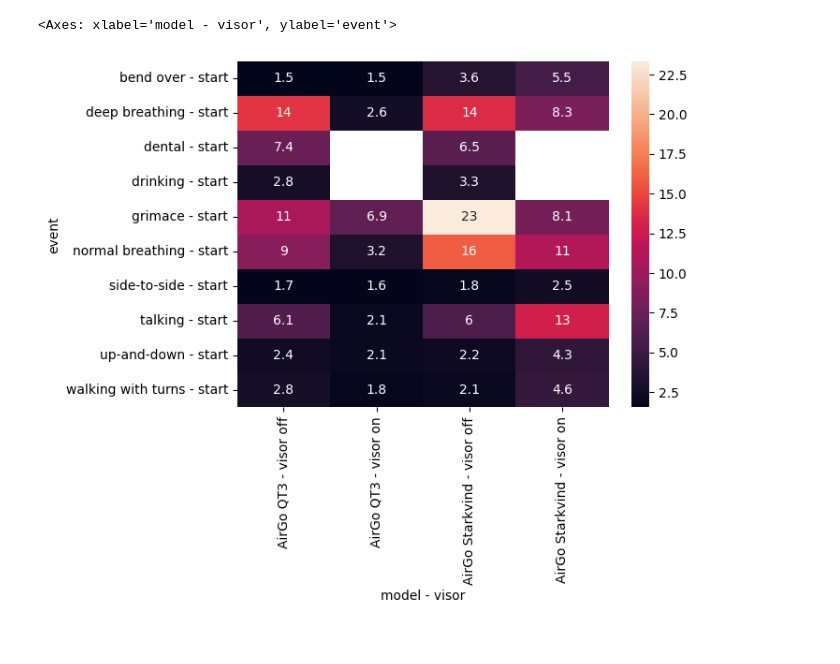
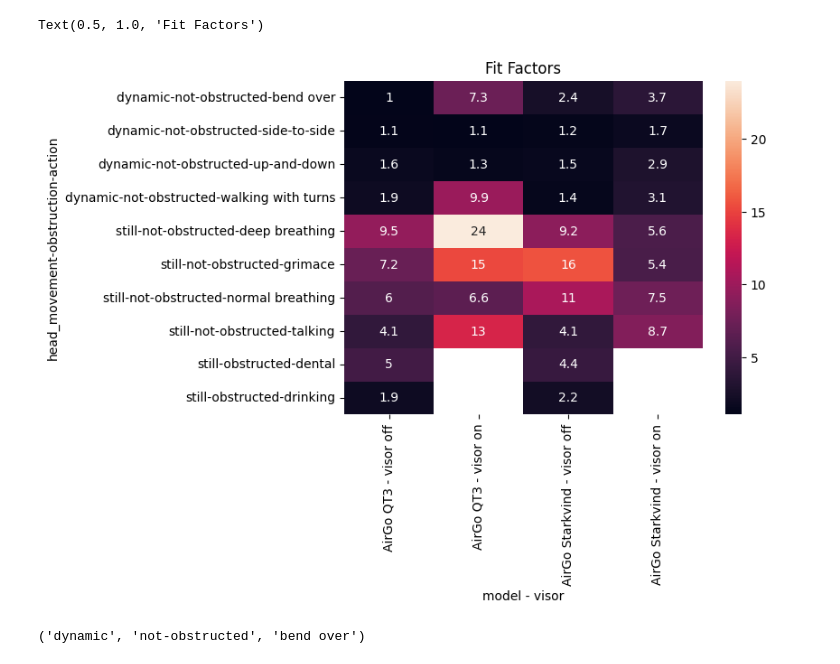
Before and after one commit to Edderic/iaq, a Jupyter notebook: notebooks/airgo-2-sensors.ipynb, the cells around one changed output. Drawn from its saved outputs; the diff is of its cells as text; code cells hidden in the pictures.

```diff
--- a/notebooks/airgo-2-sensors.ipynb
+++ b/notebooks/airgo-2-sensors.ipynb
@@ -645,7 +853,16 @@ for graph in metadata:
         collection.append({
             'model - visor': graph['title'],
             'event': event['event'],
-            'fit_factor': get_fit_factor_between_two_events(i, sensor_1, sensor_2, graph['window'], events)
+            'fit_factor': get_fit_factor_between_two_events(
+                i,
+                sensor_1,
+                sensor_2,
+                graph['window'],
+                events,
+                column_1='pm1 breathing area (adj)',
+                column_2='pm1'
+
+            )
         })
 
 fit_factors = pd.DataFrame(collection)
@@ -672,4 +889,6 @@ fit_factors
 # %%
 no_superfluous_events = fit_factors[
     ~fit_factors['event'].str.contains('aerosol|humidifier|Mixing')
-]
+].copy()
+# %%
+no_superfluous_events['action'] = no_superfluous_events['event'].str.extract(r"(.*)(?= - start)")
@@ -676,6 +952,6 @@ no_superfluous_events = fit_factors[
 # %%
-fit_factor_pivot = no_superfluous_events.drop_duplicates(
-    subset=['model - visor', 'event']
-    ).pivot(index='event', columns=['model - visor'], values='fit_factor')
+fit_factor_pivot = with_head_movement.drop_duplicates(
+    subset=['model - visor', 'action']
+    ).pivot(index=['head_movement', 'obstruction', 'action'], columns=['model - visor'], values='fit_factor')
 fit_factor_pivot
 # %% [output]
@@ -705,5 +1109,11 @@ fit_factor_pivot
 # %%
-sns.heatmap(fit_factor_pivot, annot=True)
+fig, ax = plt.subplots(1,1)
+sns.heatmap(fit_factor_pivot, annot=True, ax=ax)
+ax.set_title('Fit Factors')
 # %% [output]
-<Axes: xlabel='model - visor', ylabel='event'>
+Text(0.5, 1.0, 'Fit Factors')
-[figure, old version]
+[figure, new version]
+# %%
+fit_factor_pivot.index[0]
+# %% [output]
+('dynamic', 'not-obstructed', 'bend over')
```
Also changed, not shown: parts of 63 cells of this notebook, 1 other file.
